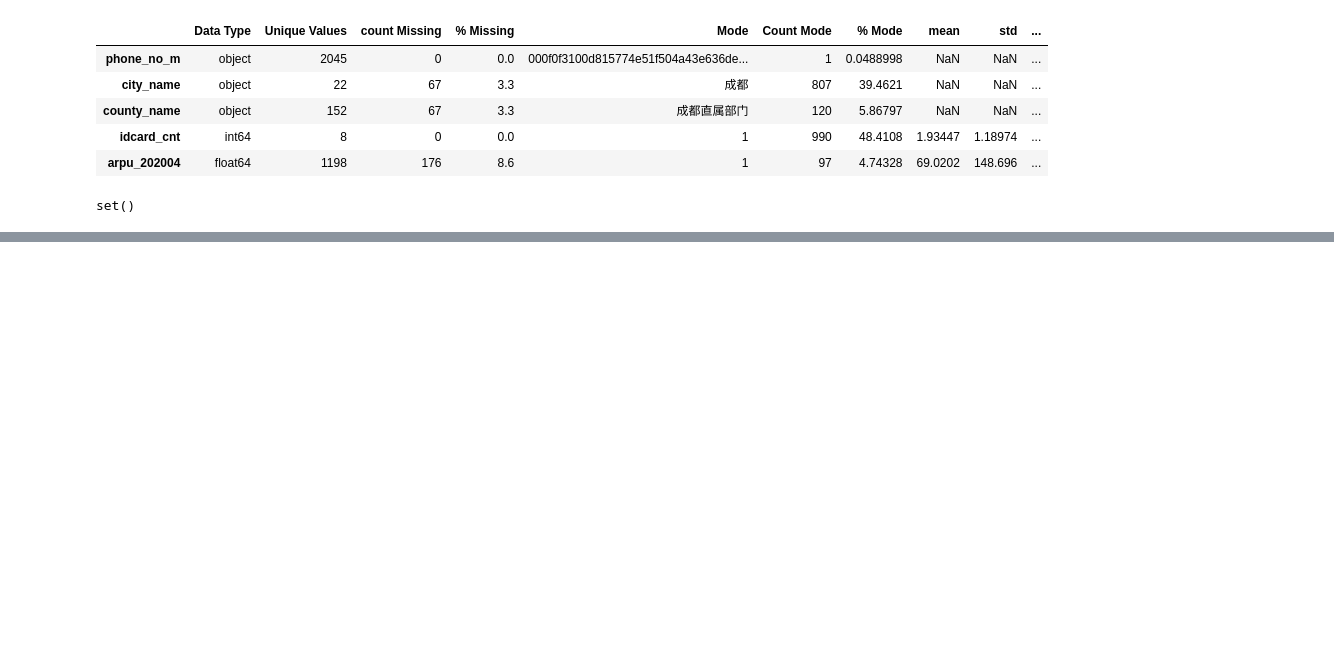
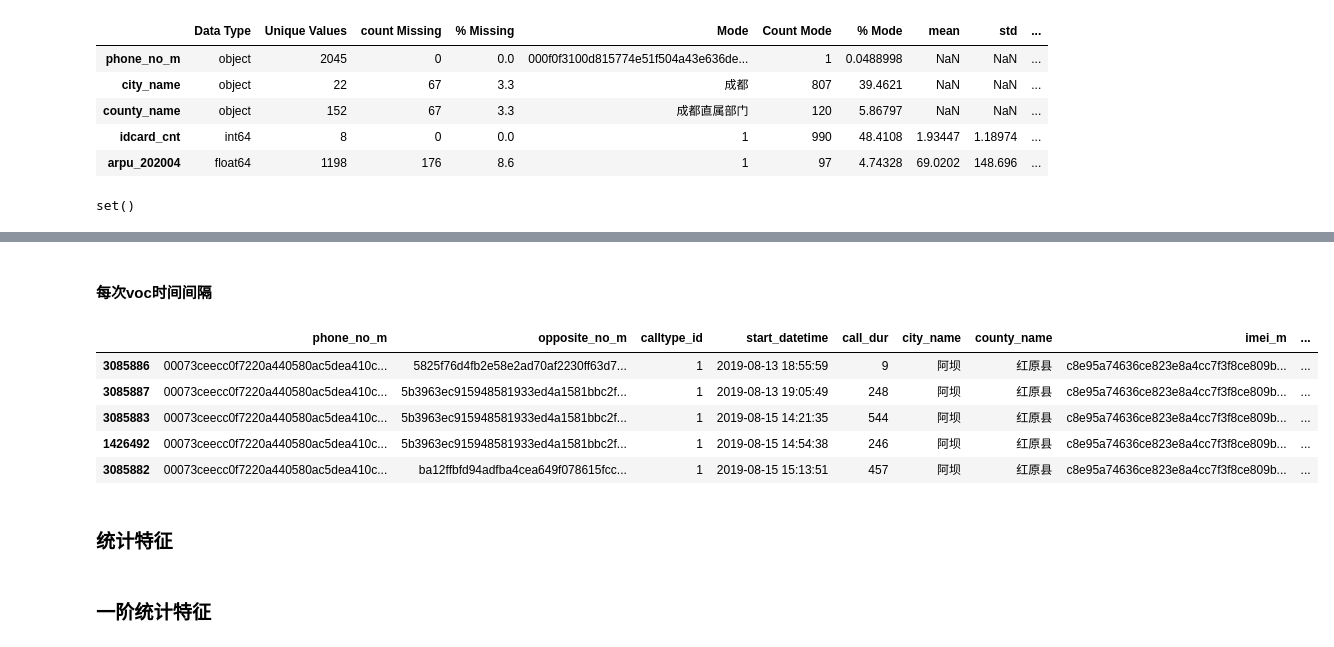
Before and after one commit to mayi140611/myappsexlib, a Jupyter notebook: a_0526_0710_sichuan_fraudtel_detection/0EDA.ipynb, the cells around one changed output, grey strips where cells are left out. Cells and saved outputs as stored; diff of their text form; code cells hidden in the pictures; blank space fills up the shorter version.

```diff
--- a/a_0526_0710_sichuan_fraudtel_detection/0EDA.ipynb
+++ b/a_0526_0710_sichuan_fraudtel_detection/0EDA.ipynb
@@ -279,0 +304,9 @@ set()
+# %%
+df["start_datetime_timestamp"] = df['start_datetime'].map(lambda t: int(t.timestamp()))
+# %%
+df["hour"] = df['start_datetime'].dt.hour
+df["day"] = df['start_datetime'].dt.day
+df["weekday"] = df['start_datetime'].dt.weekday
+df["year_month"] = df['start_datetime'].dt.year.map(str)+'_'+df['start_datetime'].dt.month.map(str)
+# %%
+df = df.sort_values('phone_no_m start_datetime_timestamp'.split())
@@ -279,0 +344,17 @@ set()
+# %% [markdown]
+#### 每次voc时间间隔
+# %%
+df['t'] = df['start_datetime_timestamp'] + df['call_dur']
+df['t'] = df.groupby('phone_no_m')['t'].shift(1)
+df['time_interval'] = df['start_datetime_timestamp'] - df['t']
+# %%
+df.head()
+# %% [output]
+|  | phone_no_m | opposite_no_m | calltype_id | start_datetime | call_dur | city_name | county_name | imei_m | ... |
+| 3085886 | 00073ceecc0f7220a440580ac5dea410c... | 5825f76d4fb2e58e2ad70af2230ff63d7... | 1 | 2019-08-13 18:55:59 | 9 | 阿坝 | 红原县 | c8e95a74636ce823e8a4cc7f3f8ce809b... | ... |
+| 3085887 | 00073ceecc0f7220a440580ac5dea410c... | 5b3963ec915948581933ed4a1581bbc2f... | 1 | 2019-08-13 19:05:49 | 248 | 阿坝 | 红原县 | c8e95a74636ce823e8a4cc7f3f8ce809b... | ... |
+| 3085883 | 00073ceecc0f7220a440580ac5dea410c... | 5b3963ec915948581933ed4a1581bbc2f... | 1 | 2019-08-15 14:21:35 | 544 | 阿坝 | 红原县 | c8e95a74636ce823e8a4cc7f3f8ce809b... | ... |
+| 1426492 | 00073ceecc0f7220a440580ac5dea410c... | 5b3963ec915948581933ed4a1581bbc2f... | 1 | 2019-08-15 14:54:38 | 246 | 阿坝 | 红原县 | c8e95a74636ce823e8a4cc7f3f8ce809b... | ... |
+| 3085882 | 00073ceecc0f7220a440580ac5dea410c... | ba12ffbfd94adfba4cea649f078615fcc... | 1 | 2019-08-15 15:13:51 | 457 | 阿坝 | 红原县 | c8e95a74636ce823e8a4cc7f3f8ce809b... | ... |
+# %% [markdown]
+### 统计特征
@@ -279,0 +377,2 @@ set()
+# %% [markdown]
+### 一阶统计特征
```
Also changed, not shown: parts of 37 cells of this notebook, 9 other files.
